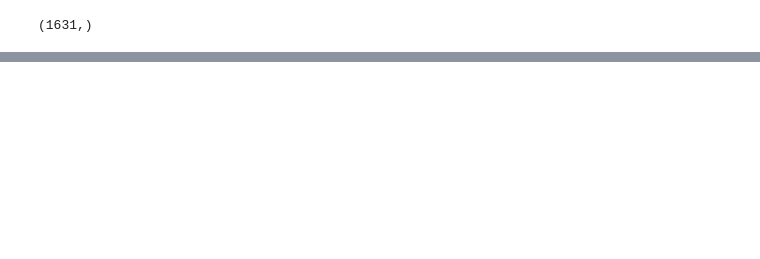
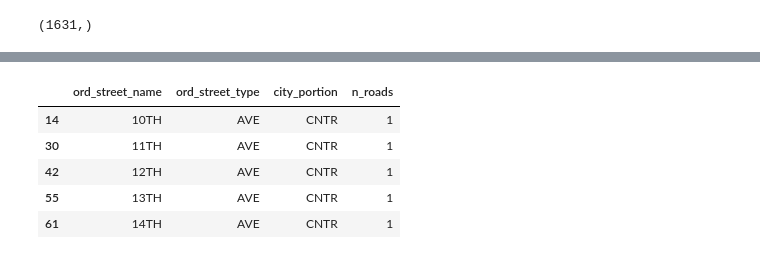
Before and after one commit to mike-babb/seattle_streets, a Jupyter notebook: code/step_06_format_data_for_v2.ipynb, the cells around one changed output, grey strips where cells are left out. Saved outputs shown, nothing was run; the diff lists cells and outputs as text; code cells hidden in the pictures; blank space fills up the shorter version.

```diff
--- a/code/step_06_format_data_for_v2.ipynb
+++ b/code/step_06_format_data_for_v2.ipynb
@@ -180,2 +223,9 @@ melt_df = melt_df.loc[(melt_df['n_roads'] > 0), :].copy()
 # %%
-melt_df.head()
+osnt_df.head()
+# %% [output]
+|  | ord_street_name | ord_street_type | city_portion | n_roads |
+| 14 | 10TH | AVE | CNTR | 1 |
+| 30 | 11TH | AVE | CNTR | 1 |
+| 42 | 12TH | AVE | CNTR | 1 |
+| 55 | 13TH | AVE | CNTR | 1 |
+| 61 | 14TH | AVE | CNTR | 1 |
```
Also changed, not shown: parts of 46 cells of this notebook, 3 other files.
